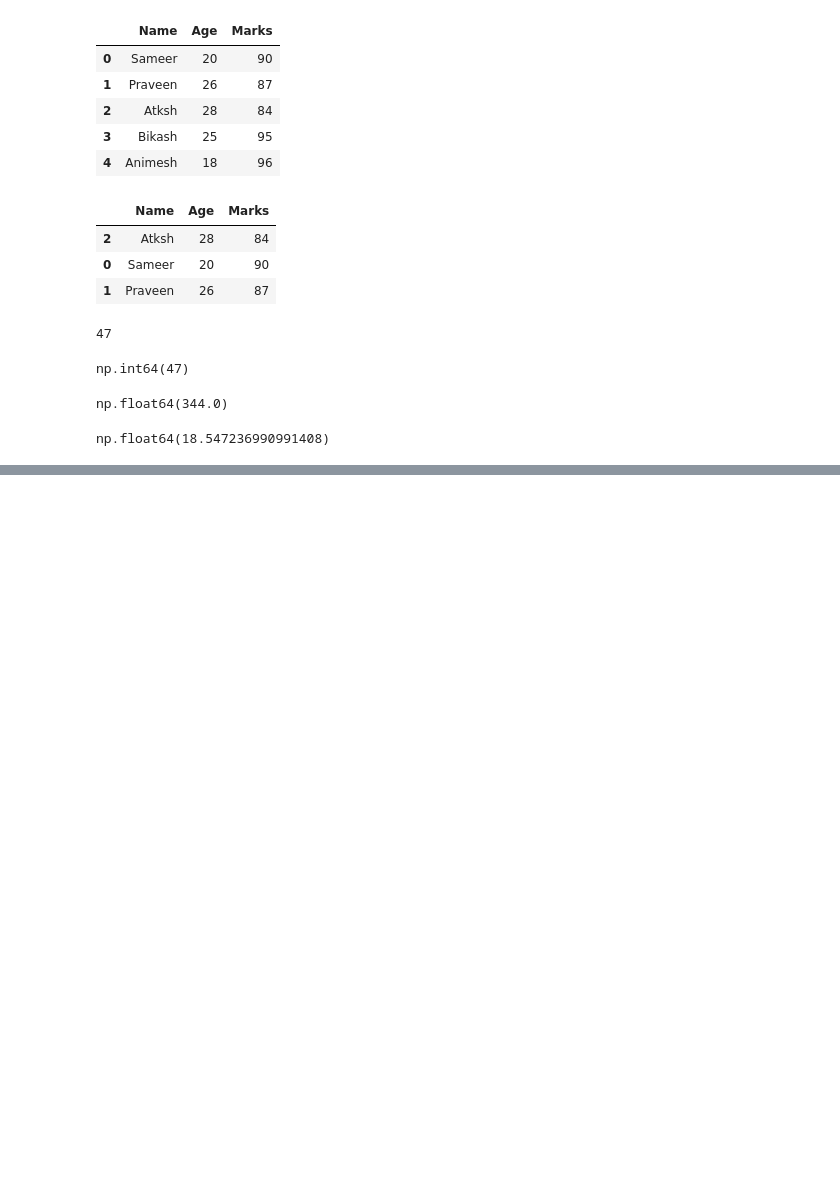
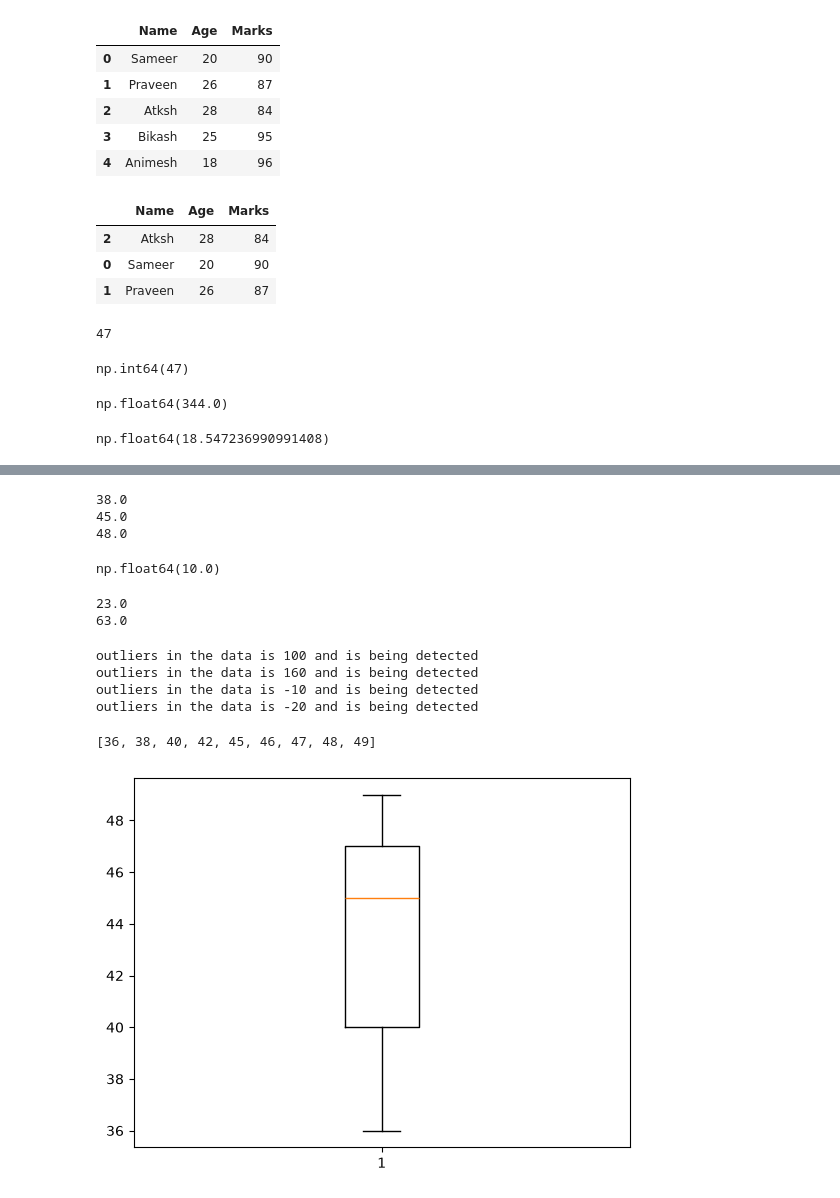
Before and after one commit to SujalHuddar/Statistic-and-probability, a Jupyter notebook: Statistic practise.ipynb, the cells around one changed output, grey strips where cells are left out. Saved outputs shown, nothing was run; the diff lists cells and outputs as text; code cells hidden in the pictures; blank space fills up the shorter version.

```diff
--- a/Statistic practise.ipynb
+++ b/Statistic practise.ipynb
@@ -127,0 +247,45 @@ np.float64(18.547236990991408)
+# %%
+Q1 = np.percentile(data,25)
+Q2 = np.percentile(data,50)
+Q3 = np.percentile(data,75)
+print(Q1)
+print(Q2)
+print(Q3)
+# %% [output]
+38.0
+45.0
+48.0
+# %%
+iqr = Q3-Q1
+iqr
+# %% [output]
+np.float64(10.0)
+# %%
+ll = Q1-1.5*iqr
+ul = Q3+1.5*iqr
+print(ll)
+print(ul)
+# %% [output]
+23.0
+63.0
+# %%
+clean_data = []
+for i in data:
+    if i>ul or i<ll:
+        print(f"outliers in the data is {i} and is being detected")
+    else:
+        clean_data.append(i)
+# %% [output]
+outliers in the data is 100 and is being detected
+outliers in the data is 160 and is being detected
+outliers in the data is -10 and is being detected
+outliers in the data is -20 and is being detected
+# %%
+print(clean_data)
+# %% [output]
+[36, 38, 40, 42, 45, 46, 47, 48, 49]
+# %%
+plt.boxplot(clean_data)
+plt.show()
+# %% [output]
+[figure, added]
```
Also changed, not shown: parts of 22 cells of this notebook.
